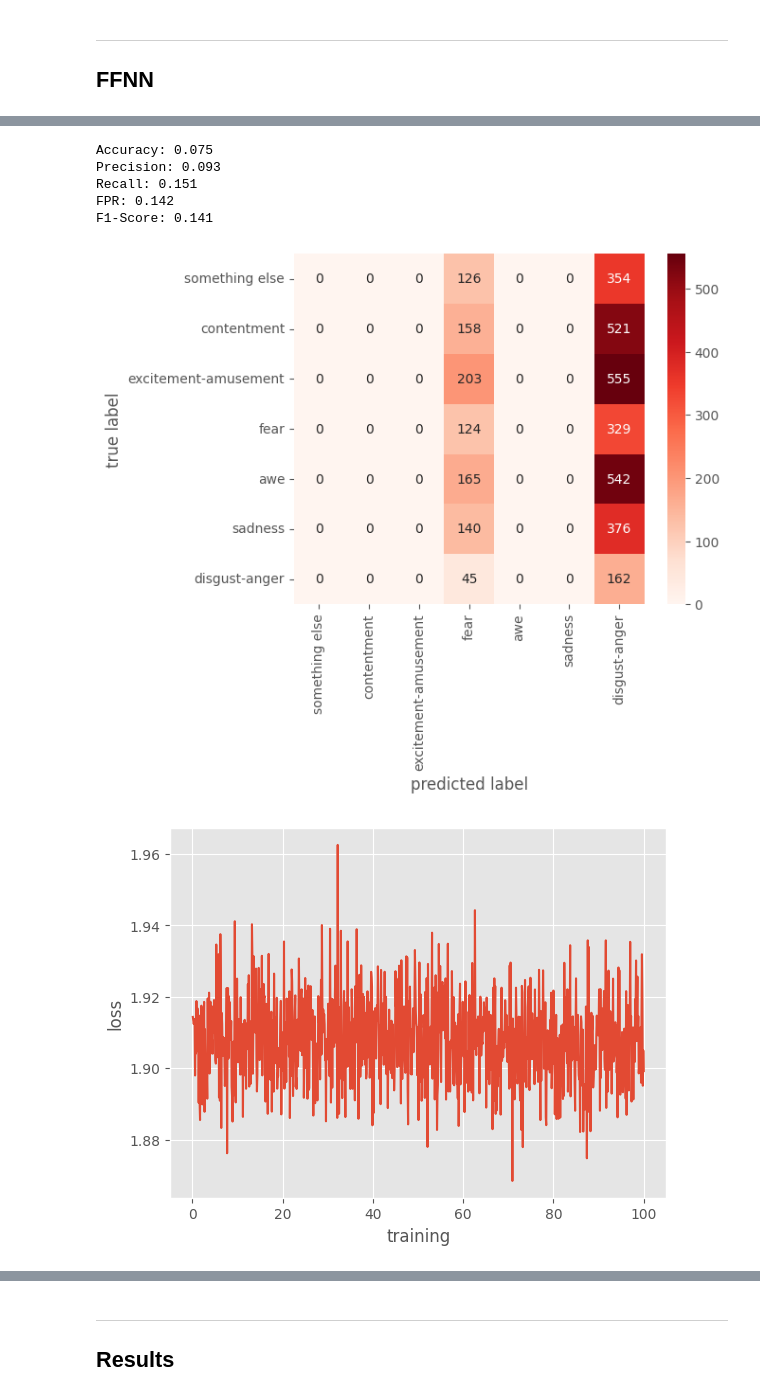
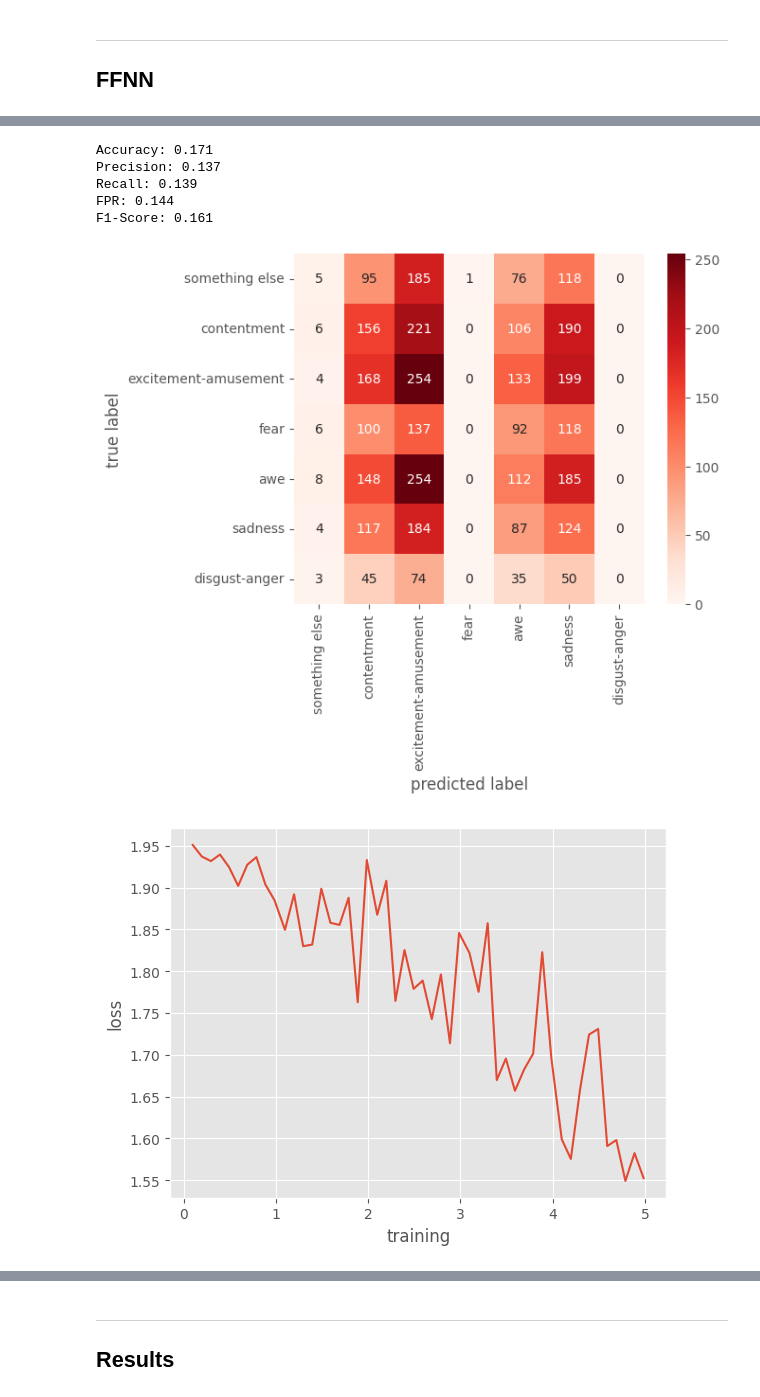
Before and after one commit to AlejandroCiuba/CS2756-Group-Project, a Jupyter notebook: Alejandro/text_experiments.ipynb, the cells around one changed output, grey strips where cells are left out. Cells and saved outputs as stored; diff of their text form; code cells hidden in the pictures.

```diff
--- a/Alejandro/text_experiments.ipynb
+++ b/Alejandro/text_experiments.ipynb
@@ -101,11 +101,12 @@ RESULTS = {"experiment": [],
            "f1_score": [],
            "comments": [], }
 
-WTESTS = False  # Include and load word2vec experiments
-DTESTS = True   # Include and load doc2vec experiments
+WTESTS = True  # Include and load word2vec experiments
+DTESTS = False   # Include and load doc2vec experiments
 
 # Only run the experiments listed here; empty means run all
-targets = []
+
+targets = ["FFNN/D2V", "FFNN/D2VO", "FFNN/TFIDFO", "LSTM/W2VO"]
 def selected(target):
     if target in targets or len(targets) == 0:
         if ("D2V" in target and not DTESTS) or ("W2V" in target and not WTESTS):
@@ -382,7 +314,7 @@ def plot_loss(loss_record):
 # %%
 weights = list(range(len(DATA.emotion.unique())))
 for k in CAT_TO_ID:
-    weights[CAT_TO_ID[k]] = 1 / DATA.emotion.value_counts()[k]
+    weights[CAT_TO_ID[k]] = 1 / DATA[DATA['split'] == 'TRAIN'].emotion.value_counts()[k]**0.5
 
 weights
 # %% [output]
@@ -408,7 +340,7 @@ if selected(EXP6A):
                          ("l2", Linear(10, 7)), ])
 
     config = {"steps": steps,
-              "lr": 1E-100,
+              "lr": 1E-2,
               "epochs": 20,
               "batch_size": 16,
               "binary": False, }
@@ -442,7 +366,7 @@ if selected(EXP6B):
                                     replacement=True)
 
     config = {"steps": steps,
-              "lr": 1E-10,
+              "lr": 1E-2,
               "epochs": 100,
               "batch_size": 16,
               "binary": False,
@@ -461,37 +377,36 @@ F1-Score: 0.129
 # %%
 EXP6C = "FFNN/TFIDFO"
 
 if selected(EXP6C):
 
     def to_emotions(y_true, y_pred):
         return [ID_TO_CAT[i] for i in y_true], [ID_TO_CAT[i] for i in y_pred]
 
     numpy_transform = lambda X, y, subset: (X.toarray().astype(np.float32), y)
 
-    steps = OrderedDict([("l1", Linear(MAX_FEATS, 150)),
-                         ("a1", Tanh()),
-                         ("l2", Linear(150, 50)),
-                         ("a2", Tanh()),
-                         ("l3", Linear(50, 7)), ])
+    steps = OrderedDict([("l1", Linear(MAX_FEATS, 50)),
+                        #  ("a1", ReLU()),
+                        #  ("l2", Linear(500, 50)),
+                         ("a1", Softmax()),
+                         ("l2", Linear(50, 7)), ])
 
     sampler = WeightedRandomSampler(weights,
                                     len(DATA[DATA['split'] == "TRAIN"]),
                                     replacement=True)
 
     config = {"steps": steps,
-              "lr": 1E-10,
-              "epochs": 100,
-              "batch_size": 16,
-              "binary": False,
-              "sampler": sampler, }
+              "lr": 1E-3,
+              "epochs": 5,
+              "batch_size": 32,
+              "binary": False, }
 
     exp = exp_run(EXP6C, model=FFNN(**config), transforms=[vectorizer, cat_transform, numpy_transform], list_kwargs=[{"vect": default_vector("tfidf")}, {}, {}], verbose=False, post=to_emotions)
     plot_loss(exp.model.loss_record)
 # %% [output]
-Accuracy: 0.075
-Precision: 0.093
-Recall: 0.151
-FPR: 0.142
-F1-Score: 0.141
+Accuracy: 0.171
+Precision: 0.137
+Recall: 0.139
+FPR: 0.144
+F1-Score: 0.161
-[figure, old version]
+[figure, new version]
-[figure, old version]
+[figure, new version]
```
Also changed, not shown: parts of 19 cells of this notebook, 2 other files.
